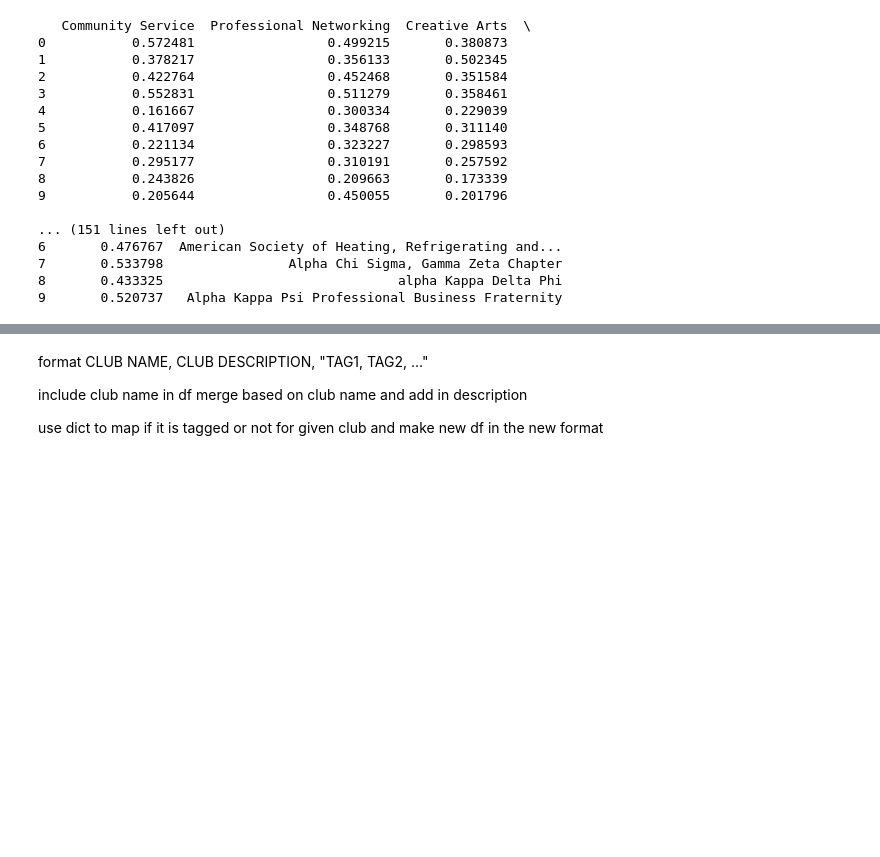
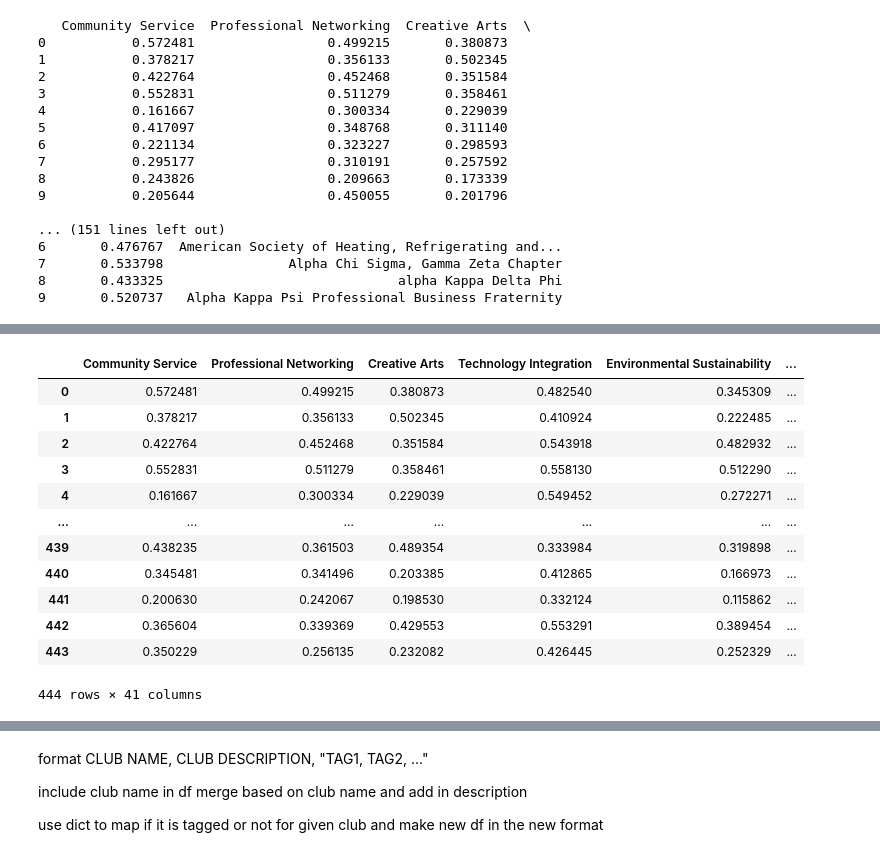
Before and after one commit to CPClubMatch/SocialConnection, a Jupyter notebook: quizlinking.ipynb, the cells around one changed output, grey strips where cells are left out. Drawn from its saved outputs; the diff is of its cells as text; code cells hidden in the pictures; blank space fills up the shorter version.

```diff
--- a/quizlinking.ipynb
+++ b/quizlinking.ipynb
@@ -35,22 +49,38 @@ print(top3)
 # %%
-pd.set_option('display.max_columns', None)
-top3 = []
-top6 = []
-club_names = new_df["Club Name"]
-for index, row in new_df.iloc[:, :-1].iterrows():
-    top3.append(row.nlargest(3).index.tolist())
-    top6.append(row.nlargest(6).index.tolist())
+# pd.set_option('display.max_columns', None)
+# top3 = []
+# top6 = []
+# club_names = new_df["Club Name"]
+# for index, row in new_df.iloc[:, :-1].iterrows():
+#     top3.append(row.nlargest(3).index.tolist())
+#     top6.append(row.nlargest(6).index.tolist())
 
-final_df = new_df.iloc[:, :-1].mask(new_df.iloc[:, :-1] < threshold, 0)
-#final_df = df.mask((df >= threshold) & (df in top6), 1)
+# final_df = new_df.iloc[:, :-1].mask(new_df.iloc[:, :-1] < threshold, 0)
+# #final_df = df.mask((df >= threshold) & (df in top6), 1)
 
-for i in range(len(final_df)):
-    for col in top6[i]:
-        if col in final_df.columns and col in top3[i]:
-            final_df.loc[i, col] = 1
-        elif col in final_df.columns and final_df.loc[i, col] > threshold:
-            final_df.loc[i, col] = 1
-        else:
-            final_df.loc[i, col] = 0
-final_df["Club Name"] = club_names
-final_df
+# for i in range(len(final_df)):
+#     for col in top6[i]:
+#         if col in final_df.columns and col in top3[i]:
+#             final_df.loc[i, col] = 1
+#         elif col in final_df.columns and final_df.loc[i, col] > threshold:
+#             final_df.loc[i, col] = 1
+#         else:
+#             final_df.loc[i, col] = 0
+# final_df["Club Name"] = club_names
+# final_df
+# %%
+new_df
+# %% [output]
+|  | Community Service | Professional Networking | Creative Arts | Technology Integration | Environmental Sustainability | ... |
+| 0 | 0.572481 | 0.499215 | 0.380873 | 0.482540 | 0.345309 | ... |
+| 1 | 0.378217 | 0.356133 | 0.502345 | 0.410924 | 0.222485 | ... |
+| 2 | 0.422764 | 0.452468 | 0.351584 | 0.543918 | 0.482932 | ... |
+| 3 | 0.552831 | 0.511279 | 0.358461 | 0.558130 | 0.512290 | ... |
+| 4 | 0.161667 | 0.300334 | 0.229039 | 0.549452 | 0.272271 | ... |
+| ... | ... | ... | ... | ... | ... | ... |
+| 439 | 0.438235 | 0.361503 | 0.489354 | 0.333984 | 0.319898 | ... |
+| 440 | 0.345481 | 0.341496 | 0.203385 | 0.412865 | 0.166973 | ... |
+| 441 | 0.200630 | 0.242067 | 0.198530 | 0.332124 | 0.115862 | ... |
+| 442 | 0.365604 | 0.339369 | 0.429553 | 0.553291 | 0.389454 | ... |
+| 443 | 0.350229 | 0.256135 | 0.232082 | 0.426445 | 0.252329 | ... |
+444 rows × 41 columns
```
Also changed, not shown: parts of 7 cells of this notebook.
